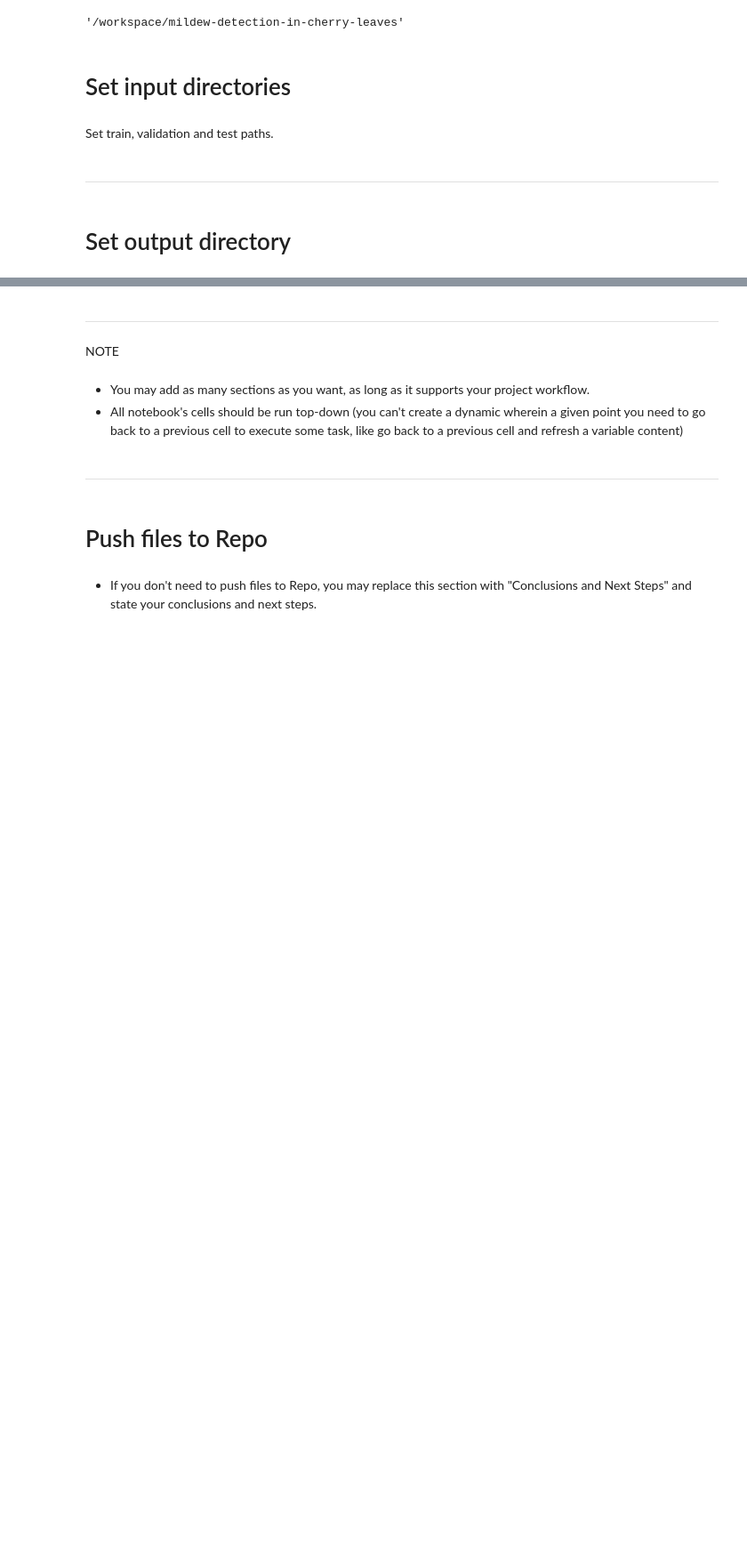
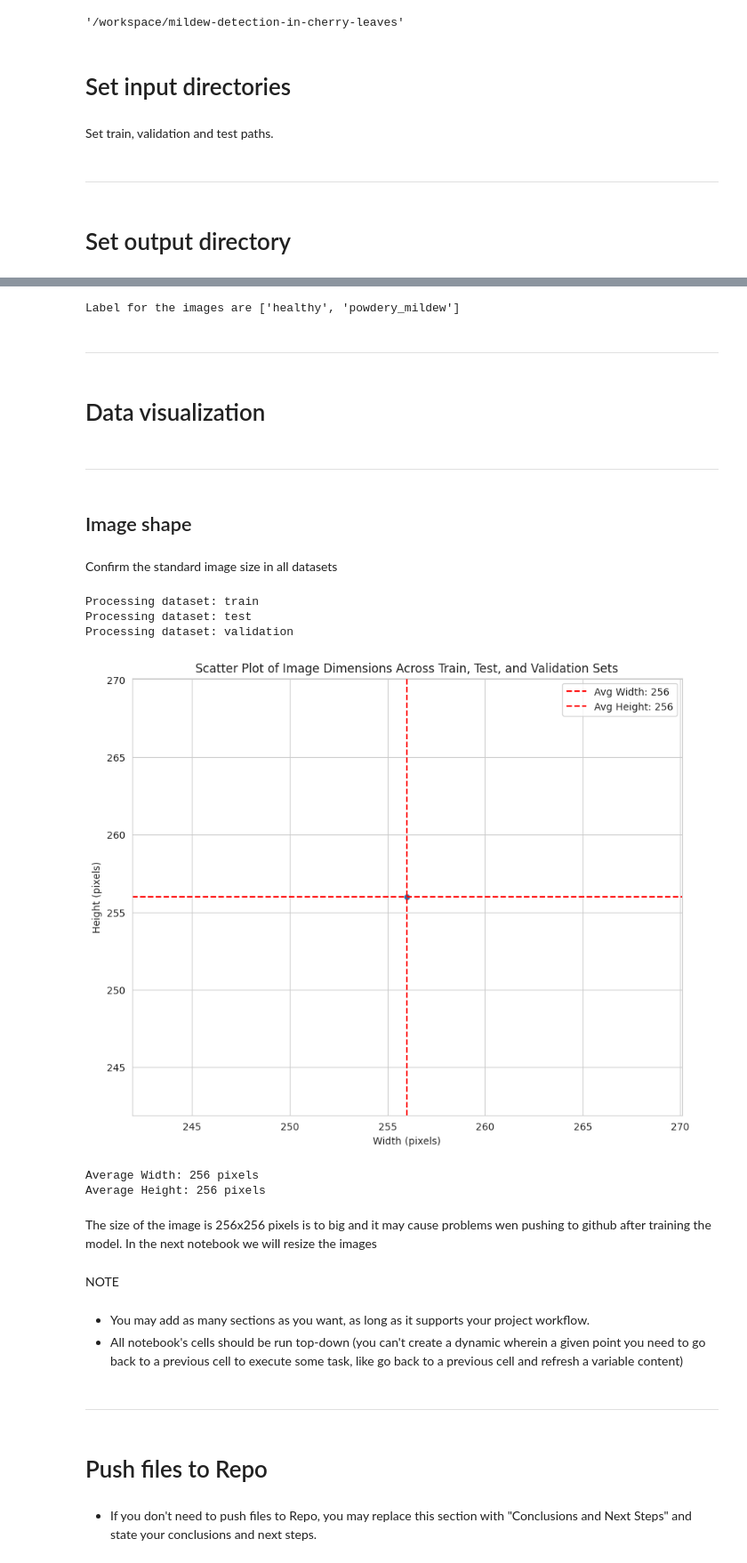
Before and after one commit to Luisg882/Mildew-Detection-in-Cherry-Leaves, a Jupyter notebook: jupyter_notebooks/02 DataVisualization.ipynb, the cells around one changed output, grey strips where cells are left out. Shown at 89% size. Drawn from its saved outputs; the diff is of its cells as text; code cells hidden in the pictures; blank space fills up the shorter version.

Commit message:
Identify standard size of all images, and define the acerage variability between healty and powdered mildew leaves

```diff
--- a/jupyter_notebooks/02 DataVisualization.ipynb
+++ b/jupyter_notebooks/02 DataVisualization.ipynb
@@ -27 +29,10 @@
+# %%
+import os
+import pandas as pd
+import numpy as np
+import matplotlib.pyplot as plt
+import seaborn as sns
+import joblib
+sns.set_style("white")
+from matplotlib.image import imread
 # %% [markdown]
@@ -69,5 +86,75 @@ else:
+# %%
+labels = os.listdir(train_path)
+print('Label for the images are', labels)
+# %% [output]
+Label for the images are ['healthy', 'powdery_mildew']
 # %% [markdown]
 ---
+# %% [markdown]
+# Data visualization
+# %% [markdown]
+---
+# %% [markdown]
+## Image shape
+# %% [markdown]
+Confirm the standard image size in all datasets
+# %%
+# Create a dictionaty with all direcories
+datasets = {
+    'train': train_path,
+    'test': train_path,
+    'validation': val_path
+}
+
+# List to store image dimensions
+dim1, dim2 = [], []
+
+# Loop through each dataset (train, test, validation)
+for dataset_name, dataset_path in datasets.items():
+    print(f"Processing dataset: {dataset_name}")
+
+    # Loop through the labels (healthy and powdery mildew)
+    labels = ['healthy', 'powdery_mildew']
+    for label in labels:
+        label_dir = os.path.join(dataset_path, label)
+        for image_filename in os.listdir(label_dir):
+            img = imread(os.path.join(label_dir, image_filename))
+            d1, d2, colors = img.shape
+            dim1.append(d1)  # image height
+            dim2.append(d2)  # image width
+
+# Create scatterplot of image dimensions
+sns.set_style("whitegrid")
+fig, axes = plt.subplots()
+sns.scatterplot(x=dim2, y=dim1, alpha=0.2)
+
+# Set axis labels
+axes.set_xlabel("Width (pixels)")
+axes.set_ylabel("Height (pixels)")
+
+# Compute and plot mean width and height lines
+dim1_mean = int(np.array(dim1).mean())
+dim2_mean = int(np.array(dim2).mean())
+axes.axvline(x=dim2_mean, color='r', linestyle='--', label=f'Avg Width: {dim2_mean}')
+axes.axhline(y=dim1_mean, color='r', linestyle='--', label=f'Avg Height: {dim1_mean}')
+plt.legend()
+
+# Show the plot
+plt.title("Scatter Plot of Image Dimensions Across Train, Test, and Validation Sets")
+plt.show()
+
+# Print the average dimensions
+print(f"Average Width: {dim2_mean} pixels")
+print(f"Average Height: {dim1_mean} pixels")
+# %% [output]
+Processing dataset: train
+Processing dataset: test
+Processing dataset: validation
+[figure, added]
+Average Width: 256 pixels
+Average Height: 256 pixels
+# %% [markdown]
+The size of the image is 256x256 pixels is to big and it may cause problems wen pushing to github after training the model. In the next notebook we will resize the images
 # %% [markdown]
 NOTE
 # %% [markdown]
```
Also changed, not shown: parts of 6 cells of this notebook, 3 other files.
